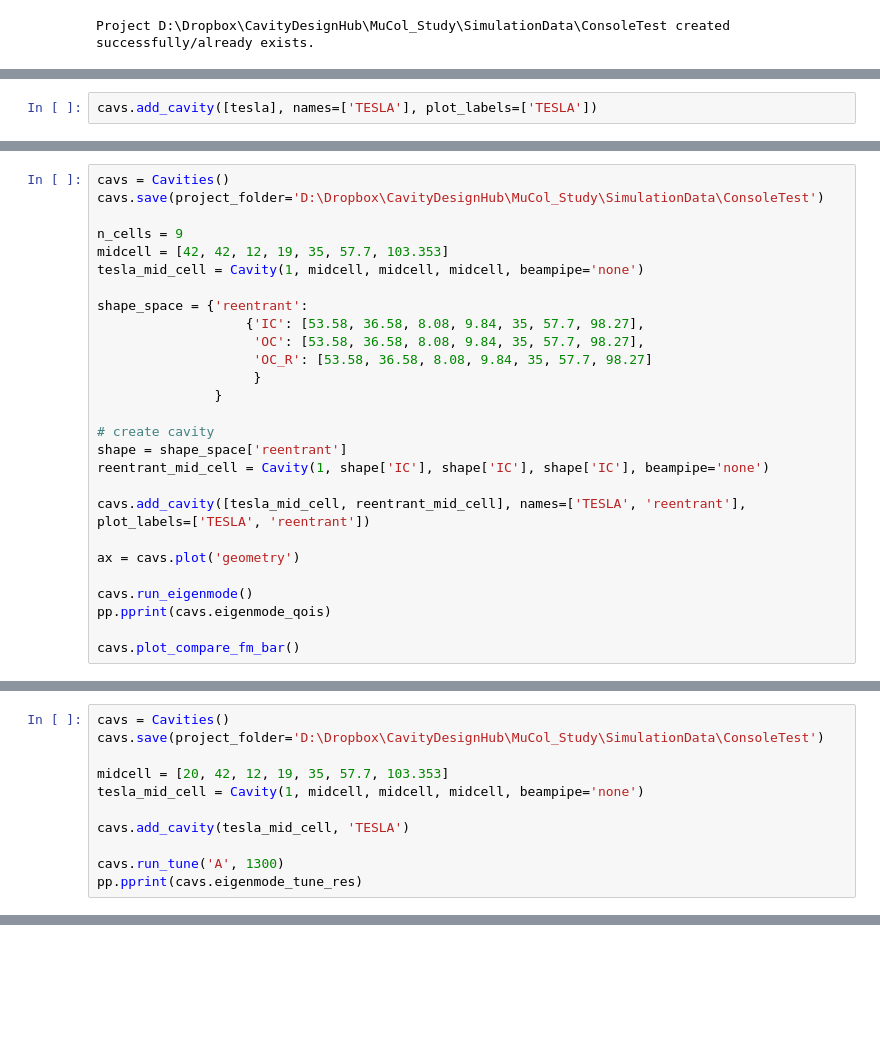
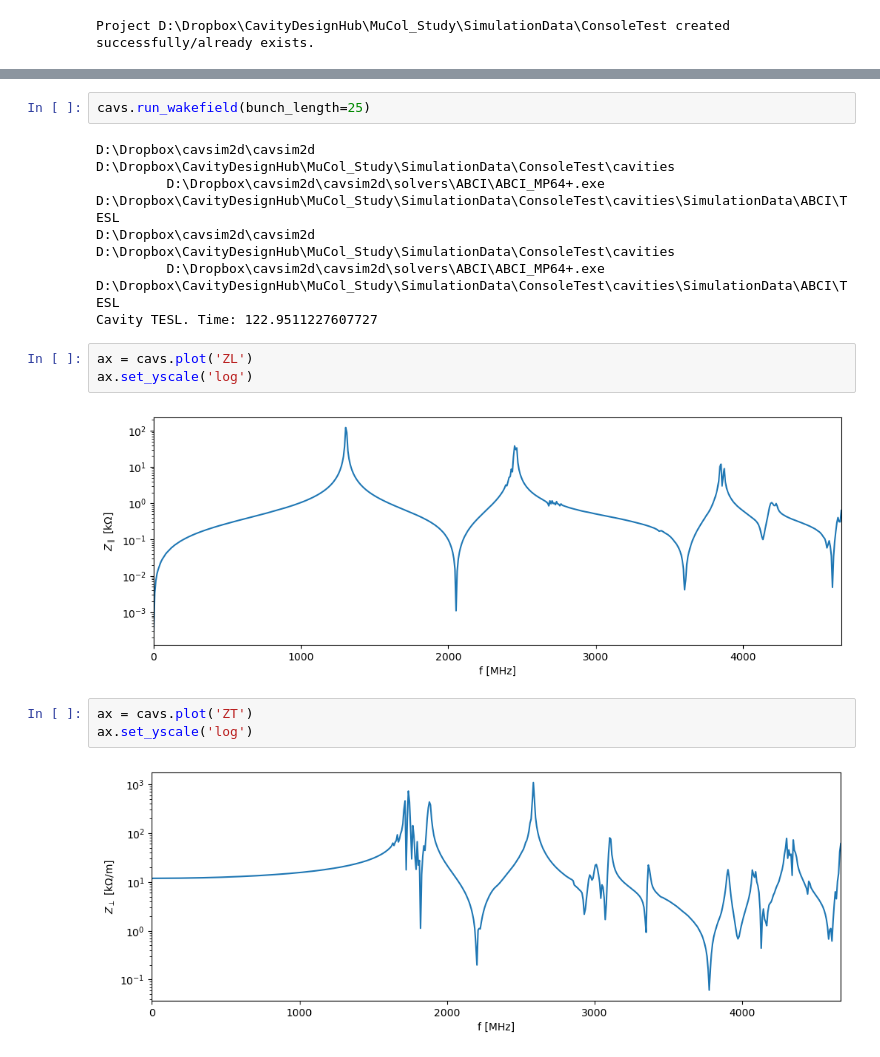
Before and after one commit to Dark-Elektron/cavsim2d, a Jupyter notebook: notebooks/Untitled1.ipynb, the cells around one changed output, grey strips where cells are left out. Saved outputs shown, nothing was run; the diff lists cells and outputs as text; blank space fills up the shorter version.

```diff
--- a/notebooks/Untitled1.ipynb
+++ b/notebooks/Untitled1.ipynb
@@ -28,2 +22,0 @@ tesla.plot('geometry')
-# %%
-cavs.add_cavity([tesla], names=['TESLA'], plot_labels=['TESLA'])
@@ -99,27 +22,0 @@ cavs.plot_compare_fm_bar()
-# %%
-cavs = Cavities()
-cavs.save(project_folder='D:\Dropbox\CavityDesignHub\MuCol_Study\SimulationData\ConsoleTest')
-
-n_cells = 9
-midcell = [42, 42, 12, 19, 35, 57.7, 103.353]
-tesla_mid_cell = Cavity(1, midcell, midcell, midcell, beampipe='none')
-
-shape_space = {'reentrant':
-                   {'IC': [53.58, 36.58, 8.08, 9.84, 35, 57.7, 98.27],
-                    'OC': [53.58, 36.58, 8.08, 9.84, 35, 57.7, 98.27],
-                    'OC_R': [53.58, 36.58, 8.08, 9.84, 35, 57.7, 98.27]
-                    }
-               }
-
-# create cavity
-shape = shape_space['reentrant']
-reentrant_mid_cell = Cavity(1, shape['IC'], shape['IC'], shape['IC'], beampipe='none')
-
-cavs.add_cavity([tesla_mid_cell, reentrant_mid_cell], names=['TESLA', 'reentrant'], plot_labels=['TESLA', 'reentrant'])
-
-ax = cavs.plot('geometry')
-
-cavs.run_eigenmode()
-pp.pprint(cavs.eigenmode_qois)
-
-cavs.plot_compare_fm_bar()
@@ -152,11 +22,0 @@ Project D:\Dropbox\CavityDesignHub\MuCol_Study\SimulationData\ConsoleTest create
-# %%
-cavs = Cavities()
-cavs.save(project_folder='D:\Dropbox\CavityDesignHub\MuCol_Study\SimulationData\ConsoleTest')
-
-midcell = [20, 42, 12, 19, 35, 57.7, 103.353]
-tesla_mid_cell = Cavity(1, midcell, midcell, midcell, beampipe='none')
-
-cavs.add_cavity(tesla_mid_cell, 'TESLA')
-
-cavs.run_tune('A', 1300)
-pp.pprint(cavs.eigenmode_tune_res)
@@ -181,0 +23,18 @@ TESLA
+# %%
+cavs.run_wakefield(bunch_length=25)
+# %% [output]
+D:\Dropbox\cavsim2d\cavsim2d D:\Dropbox\CavityDesignHub\MuCol_Study\SimulationData\ConsoleTest\cavities
+         D:\Dropbox\cavsim2d\cavsim2d\solvers\ABCI\ABCI_MP64+.exe D:\Dropbox\CavityDesignHub\MuCol_Study\SimulationData\ConsoleTest\cavities\SimulationData\ABCI\TESL
+D:\Dropbox\cavsim2d\cavsim2d D:\Dropbox\CavityDesignHub\MuCol_Study\SimulationData\ConsoleTest\cavities
+         D:\Dropbox\cavsim2d\cavsim2d\solvers\ABCI\ABCI_MP64+.exe D:\Dropbox\CavityDesignHub\MuCol_Study\SimulationData\ConsoleTest\cavities\SimulationData\ABCI\TESL
+Cavity TESL. Time: 122.9511227607727
+# %%
+ax = cavs.plot('ZL')
+ax.set_yscale('log')
+# %% [output]
+[figure, added]
+# %%
+ax = cavs.plot('ZT')
+ax.set_yscale('log')
+# %% [output]
+[figure, added]
```
Also changed, not shown: parts of 8 cells of this notebook, 4 other files.
